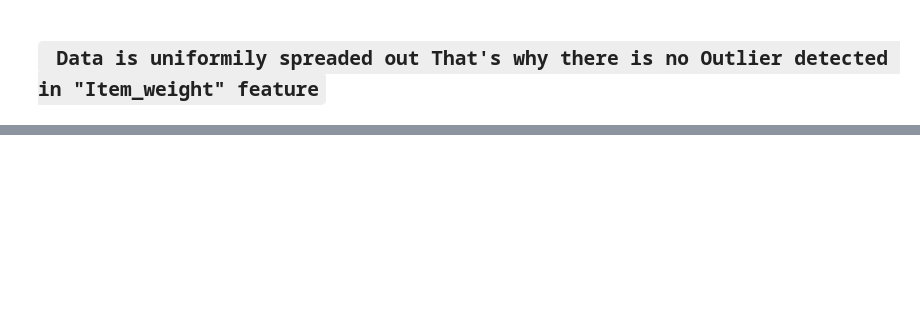
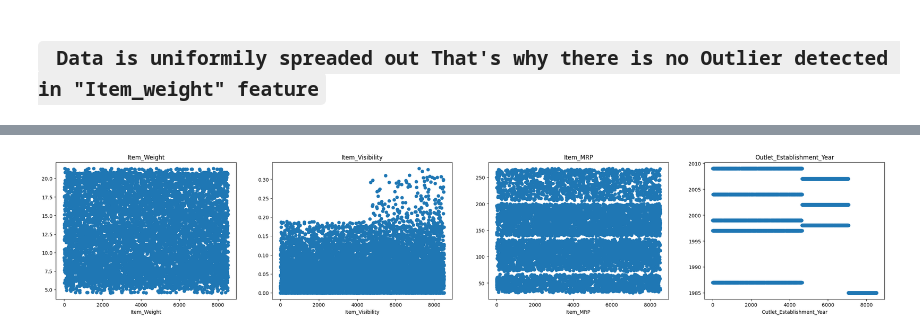
Before and after one commit to Gourav052003/Data-Driven-Sales-Forecasting-for-Big-Mart-Retail-Outlets, a Jupyter notebook: Big-Mart-Sales-Prediction.ipynb, the cells around one changed output, grey strips where cells are left out. Cells and saved outputs as stored; diff of their text form; code cells hidden in the pictures; blank space fills up the shorter version.

```diff
--- a/Big-Mart-Sales-Prediction.ipynb
+++ b/Big-Mart-Sales-Prediction.ipynb
@@ -326,0 +457,15 @@ Text(0.5, 0, 'Index')
+# %%
+plt.figure(figsize = (30,5))
+
+columns = numerical_attributes.columns
+0
+for idx,col in enumerate(columns):
+    plt.subplot(1,len(columns),idx+1)
+
+    x =  range(1,numerical_attributes.shape[0]+1)
+    y = numerical_attributes[col]
+    plt.scatter(x,y)
+    plt.title(col)
+    plt.xlabel(col)
+# %% [output]
+[figure, added]
```
Also changed, not shown: parts of 19 cells of this notebook.
